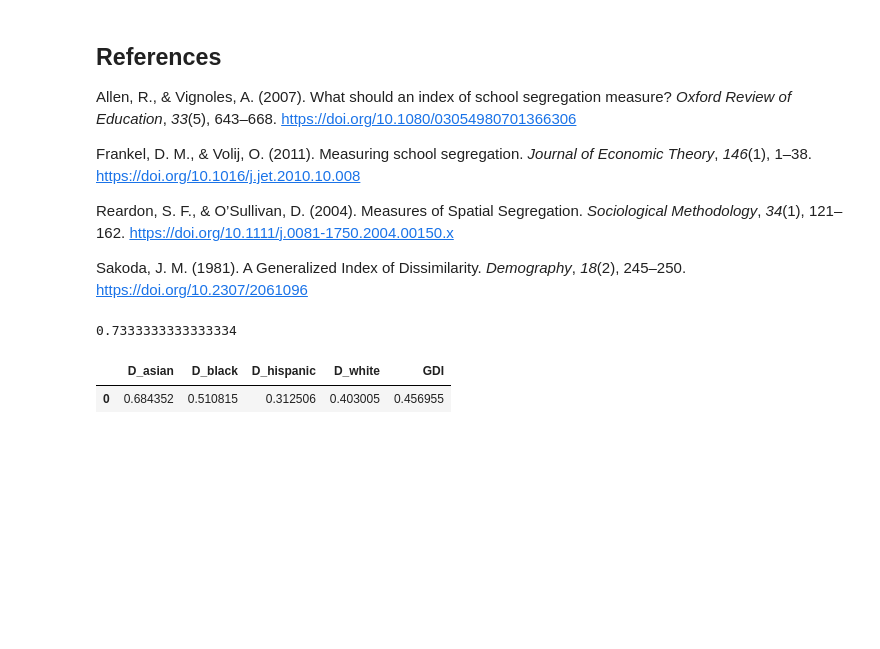
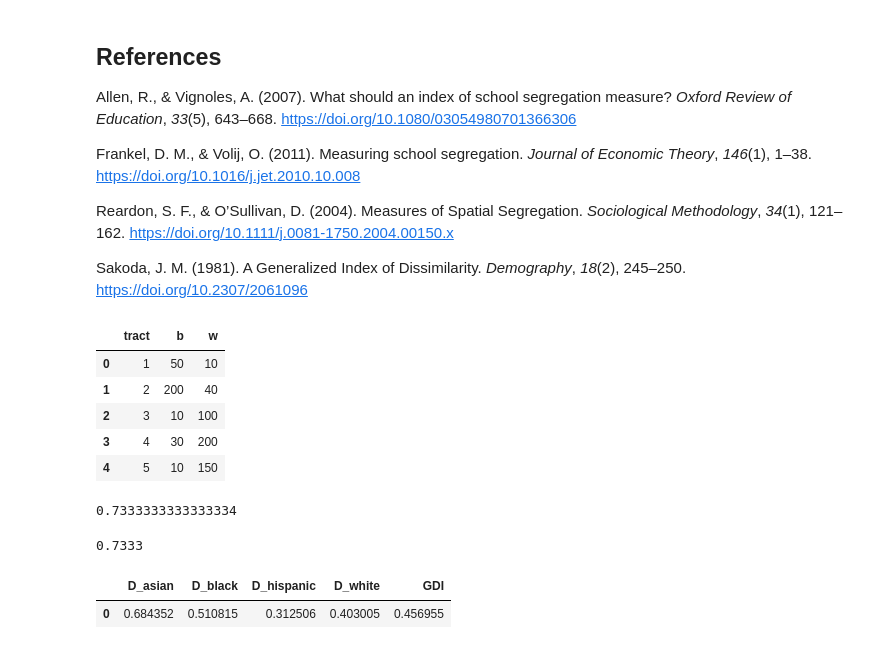
Before and after one commit to adelphi-ed-tech/nycschools, a Jupyter notebook: drafts/spencer/d-index.ipynb, the cells around one changed output. Cells and saved outputs as stored; diff of their text form; code cells hidden in the pictures; blank space fills up the shorter version.

```diff
--- a/drafts/spencer/d-index.ipynb
+++ b/drafts/spencer/d-index.ipynb
@@ -20,16 +20,23 @@ Sakoda, J. M. (1981). A Generalized Index of Dissimilarity. _Demography_, _18_(2
 # %%
 # compare function to:
 # https://coascenters.howard.edu/dissimilarity-index-tutorial
 test_data = pd.DataFrame(columns=["tract","b","w"], data=[[1,50,10],[2,200,40],[3,10,100],[4,30,200],[5,10,150]])
+display(test_data)
 B = test_data["b"].sum()
 W = test_data["w"].sum()
 assert (B, W) == (300, 500)
 test_data["d_b"] = test_data["b"]/B
 test_data["d_w"] = test_data["w"]/W
 D = (test_data["d_b"] - test_data["d_w"]).abs().sum() / 2
 assert abs(D - 0.73) < 0.01
 D
 # %% [output]
+|  | tract | b | w |
+| 0 | 1 | 50 | 10 |
+| 1 | 2 | 200 | 40 |
+| 2 | 3 | 10 | 100 |
+| 3 | 4 | 30 | 200 |
+| 4 | 5 | 10 | 150 |
 0.7333333333333334
 # %%
 df = schools.load_school_demographics()
@@ -53,6 +60,9 @@ def calc_D(df, group_col, n_col):
 test_data["pop"] = test_data["b"] + test_data["w"]
 D = calc_D(test_data, "b", "pop")
 assert abs(D - 0.73) < 0.01
+round(D, 4)
+# %% [output]
+0.7333
 # %%
 def calc_GDI(data):
     data = data.copy()
```
Also changed, not shown: parts of 1 cell of this notebook, 1 other file.
